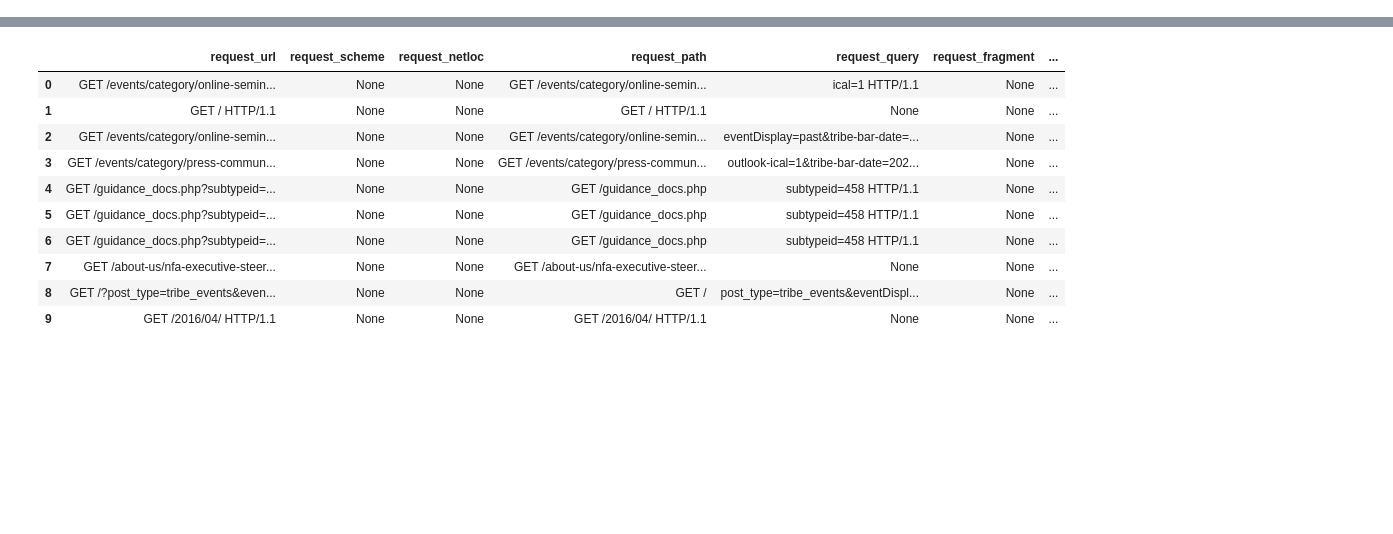
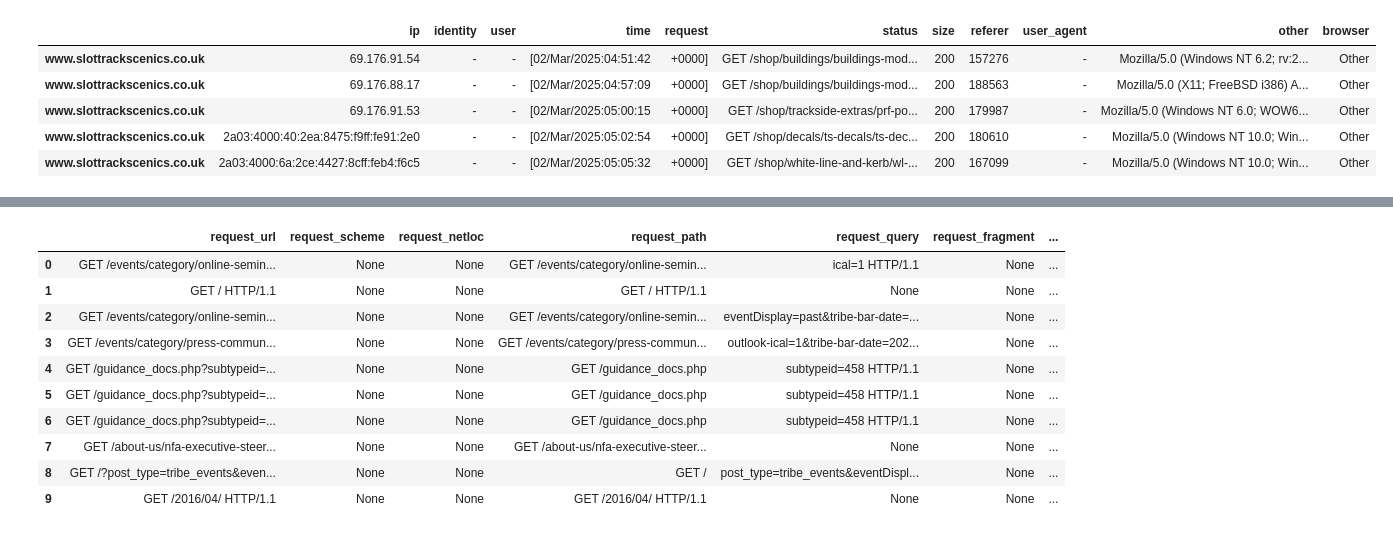
Before and after one commit to p-tech/BDAI-Files, a Jupyter notebook: log_file_analysis.ipynb, the cells around one changed output, grey strips where cells are left out. Cells and saved outputs as stored; diff of their text form; code cells hidden in the pictures; blank space fills up the shorter version.

```diff
--- a/log_file_analysis.ipynb
+++ b/log_file_analysis.ipynb
@@ -33,3 +33,29 @@ www.almos.org.uk 45.8.227.175 - - [09/Mar/2025:04:17:41 +0000] "POST /wp-cron.ph
+# %%
+# prompt: create a data frame that removes any bot traffic - Google, Facebook, Bing EX_CANTCREAT
+
+# Assuming 'df' is your DataFrame and it has a column named 'user_agent'
+df = pd.read_csv('access_log', sep='\s+', header=None, names=['ip', 'identity', 'user', 'time', 'request', 'status', 'size', 'referer', 'user_agent', 'other'])
+
+# Function to extract browser information from user_agent string
+def get_browser(user_agent_string):
+    parsed_ua = user_agent_parser.Parse(user_agent_string)
+    return parsed_ua['user_agent']['family']
+
+# Apply the function to the 'user_agent' column to create a 'browser' column
+df['browser'] = df['user_agent'].apply(get_browser)
+
+# Filter out bot traffic
+bot_traffic = ['Googlebot-Image/1.0', 'facebookexternalhit', 'bingbot']
+df_no_bots = df[~df['other'].str.contains('|'.join(bot_traffic), case=False)]
+
+df_no_bots.head()
+# %% [output]
+|  | ip | identity | user | time | request | status | size | referer | user_agent | other | browser |
+| www.slottrackscenics.co.uk | 69.176.91.54 | - | - | [02/Mar/2025:04:51:42 | +0000] | GET /shop/buildings/buildings-mod... | 200 | 157276 | - | Mozilla/5.0 (Windows NT 6.2; rv:2... | Other |
+| www.slottrackscenics.co.uk | 69.176.88.17 | - | - | [02/Mar/2025:04:57:09 | +0000] | GET /shop/buildings/buildings-mod... | 200 | 188563 | - | Mozilla/5.0 (X11; FreeBSD i386) A... | Other |
+| www.slottrackscenics.co.uk | 69.176.91.53 | - | - | [02/Mar/2025:05:00:15 | +0000] | GET /shop/trackside-extras/prf-po... | 200 | 179987 | - | Mozilla/5.0 (Windows NT 6.0; WOW6... | Other |
+| www.slottrackscenics.co.uk | 2a03:4000:40:2ea:8475:f9ff:fe91:2e0 | - | - | [02/Mar/2025:05:02:54 | +0000] | GET /shop/decals/ts-decals/ts-dec... | 200 | 180610 | - | Mozilla/5.0 (Windows NT 10.0; Win... | Other |
+| www.slottrackscenics.co.uk | 2a03:4000:6a:2ce:4427:8cff:feb4:f6c5 | - | - | [02/Mar/2025:05:05:32 | +0000] | GET /shop/white-line-and-kerb/wl-... | 200 | 167099 | - | Mozilla/5.0 (Windows NT 10.0; Win... | Other |
 # %%
 # parse the log file and save as .parquet format
 adv.logs_to_df(log_file='access_log',
```
Also changed, not shown: parts of 7 cells of this notebook.
